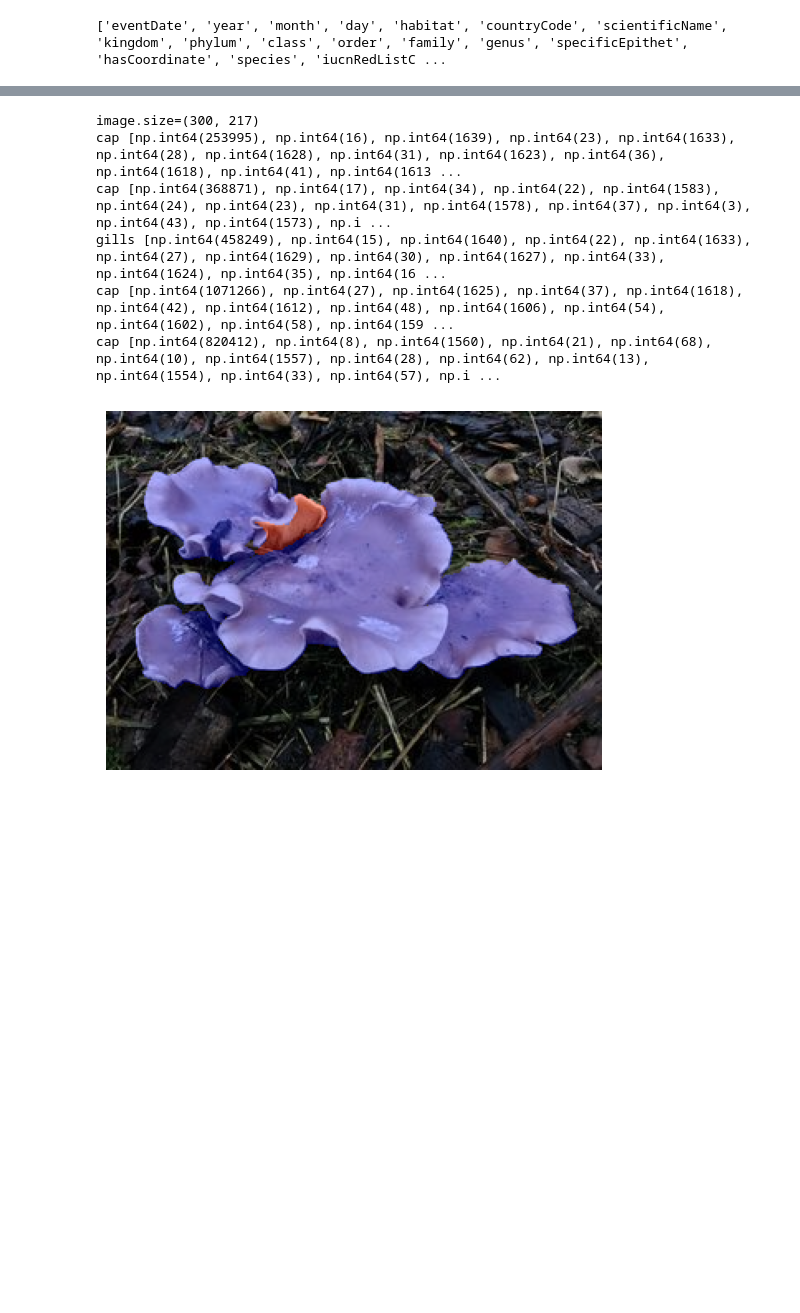
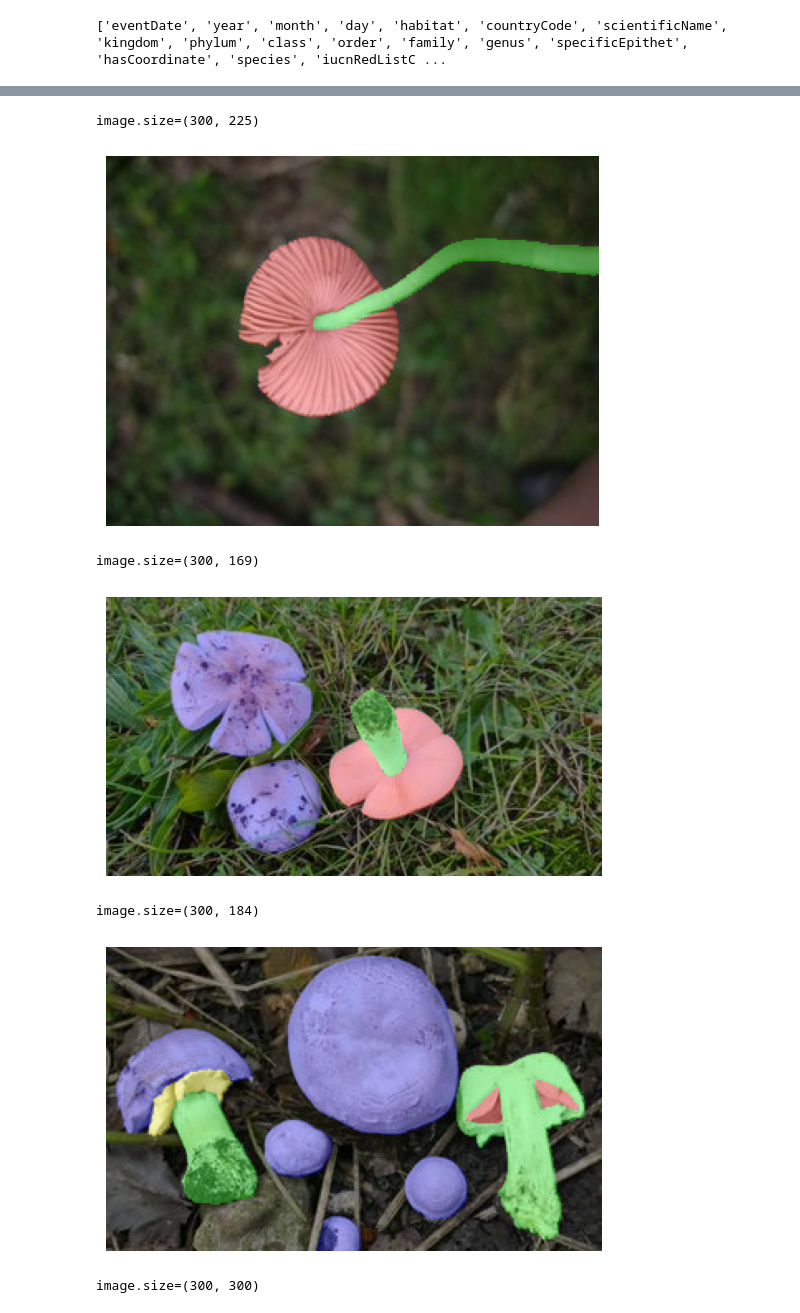
Before and after one commit to surgutti/fungitastic-playground, a Jupyter notebook: notebooks/dataset.ipynb, the cells around one changed output, grey strips where cells are left out. Cells and saved outputs as stored; diff of their text form; code cells hidden in the pictures; blank space fills up the shorter version.

```diff
--- a/notebooks/dataset.ipynb
+++ b/notebooks/dataset.ipynb
@@ -90,39 +90,44 @@ def visualize_mask(filename):
 
   width, height = image.size
   overlay = np.zeros((height, width, 3), dtype=np.uint8)
   for row in rows[['rle', 'label', 'width', 'height']].itertuples():
     mask = rle_to_mask(row.rle, row.height, row.width)
     mask = cv2.resize(mask.astype(np.uint8), image.size, interpolation=cv2.INTER_NEAREST).astype(bool)
     if row.label == 'fruiting_body':
       continue
     # print(rle, label, width, height)
-    print(row.label, row.rle)
+    # print(row.label, row.rle)
     # plt.imshow(mask)
     # plt.show()
     # plt.imshow(mask, cmap=color[row.label])
     # plt.show()
     # if mask_sum is None:
     #   mask_sum = mask
     # else:
     overlay[mask] = colors[row.label]
     # print(mask_sum.shape, mask.shape)
     # mask_sum |= (2**attribute[row.label]) * mask
 
   image_np = np.array(image)
   blended = cv2.addWeighted(image_np, 0.7, overlay, 0.3, 0)
 
   plt.imshow(blended)
   plt.axis('off')
   plt.show()
 
+# print(df.loc[df['filename'] == "0-3036761318.JPG"])
+
 
 # visualize_mask("0-3036761318.JPG")
-visualize_mask("0-3419915381.JPG")
+# visualize_mask("0-3419915381.JPG")
+for i in range(5):
+  filename = df['filename'].sample().iloc[0]
+  visualize_mask(filename)
 # %% [output]
-image.size=(300, 217)
-cap [np.int64(253995), np.int64(16), np.int64(1639), np.int64(23), np.int64(1633), np.int64(28), np.int64(1628), np.int64(31), np.int64(1623), np.int64(36), np.int64(1618), np.int64(41), np.int64(1613 ...
-cap [np.int64(368871), np.int64(17), np.int64(34), np.int64(22), np.int64(1583), np.int64(24), np.int64(23), np.int64(31), np.int64(1578), np.int64(37), np.int64(3), np.int64(43), np.int64(1573), np.i ...
-gills [np.int64(458249), np.int64(15), np.int64(1640), np.int64(22), np.int64(1633), np.int64(27), np.int64(1629), np.int64(30), np.int64(1627), np.int64(33), np.int64(1624), np.int64(35), np.int64(16 ...
-cap [np.int64(1071266), np.int64(27), np.int64(1625), np.int64(37), np.int64(1618), np.int64(42), np.int64(1612), np.int64(48), np.int64(1606), np.int64(54), np.int64(1602), np.int64(58), np.int64(159 ...
-cap [np.int64(820412), np.int64(8), np.int64(1560), np.int64(21), np.int64(68), np.int64(10), np.int64(1557), np.int64(28), np.int64(62), np.int64(13), np.int64(1554), np.int64(33), np.int64(57), np.i ...
+image.size=(300, 225)
-[figure, old version]
+[figure, new version]
+image.size=(300, 169)
+[figure, added]
+image.size=(300, 184)
+[figure, added]
+image.size=(300, 300)
```
Also changed, not shown: parts of 3 cells of this notebook, 2 other files.
